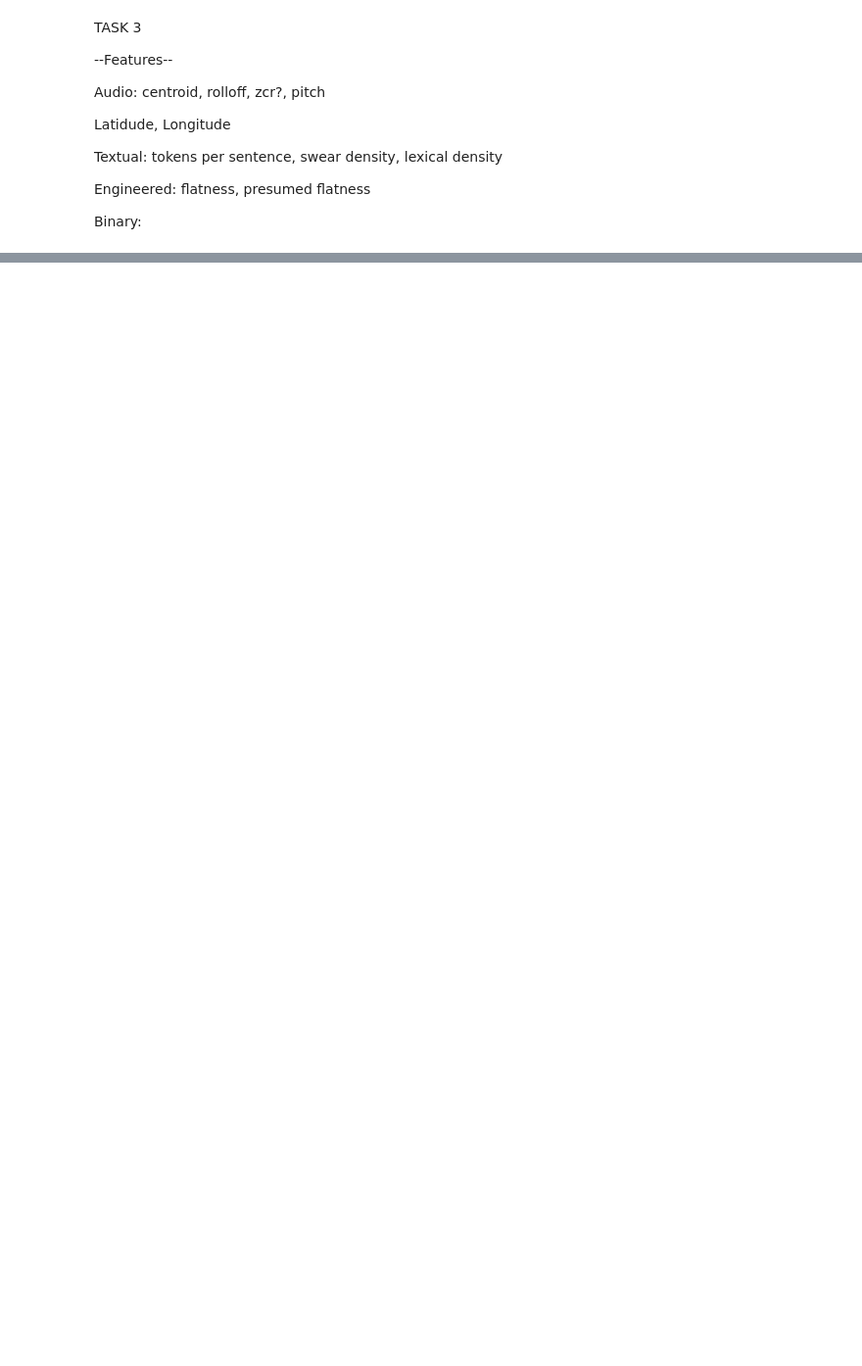
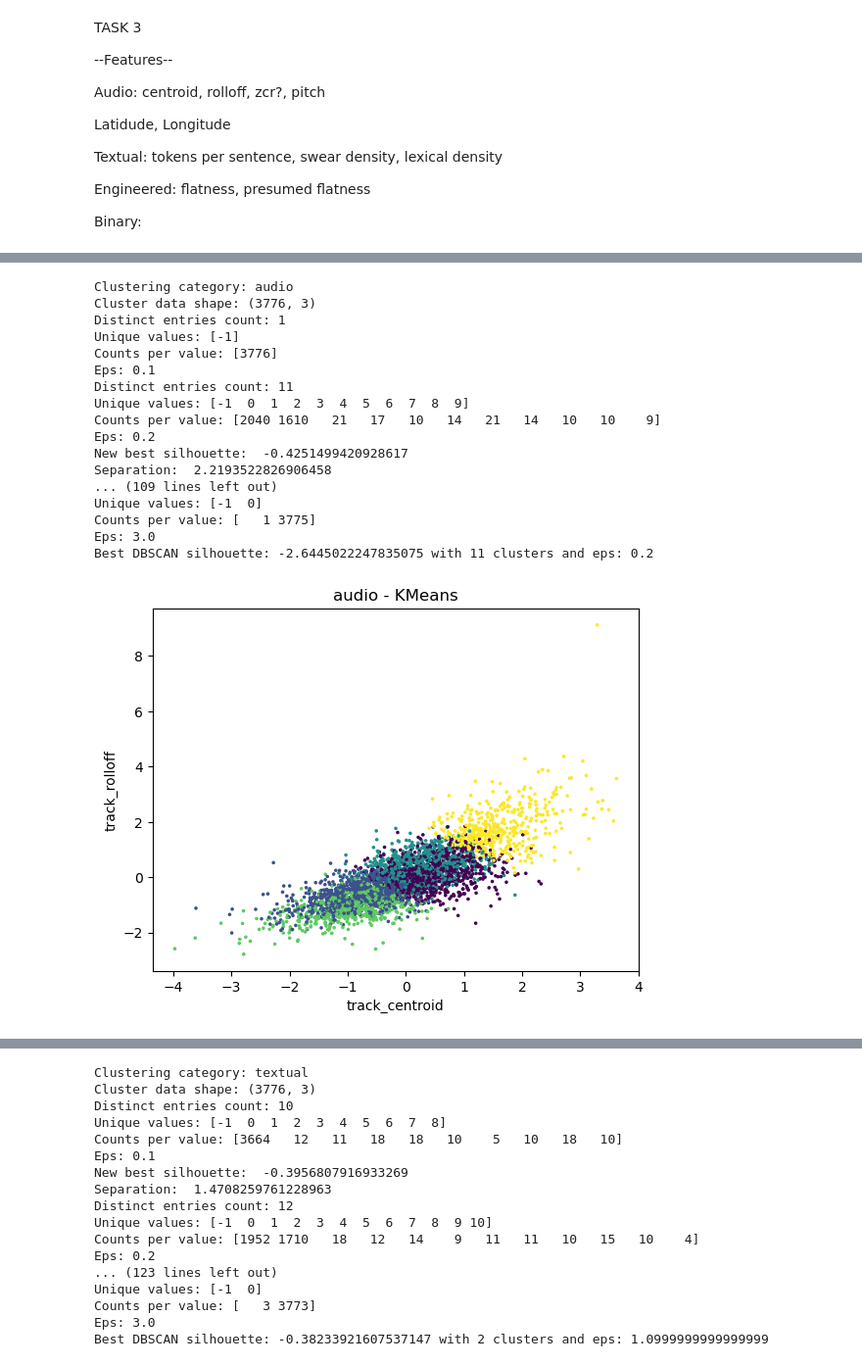
Before and after one commit to Ludovico1104/Progetto-I2ML, a Jupyter notebook: progetto.ipynb, the cells around one changed output, grey strips where cells are left out. Shown at 98% size. Drawn from its saved outputs; the diff is of its cells as text; code cells hidden in the pictures; blank space fills up the shorter version.

```diff
--- a/progetto.ipynb
+++ b/progetto.ipynb
@@ -545,11 +545,12 @@ Binary:
 #standardization
 
 standardized = pd.DataFrame()
-category_list = {"audio": [], "textual": [], "geo": []}
+category_list = {}
 category_list["audio"] = ["track_centroid", "track_rolloff", "track_pitch"]
 category_list["textual"] = ["track_tokens_per_sent", "track_lexical_density", "track_avg_swear_words"]
 category_list["geo"] = ["artist_latitude", "artist_longitude"]
-#to_standardize = ["textual", "audio"]
+category_list["popularity"] = ["track_popularity", "track_stats_pageviews"]
+#to_standardize = ["textual", "audio", "popularity"]
 to_standardize = category_list.keys()  # standardize all categories
 
 print('Rows before dropping missing feature values:', len(merged))
@@ -571,6 +572,6 @@ for cat, cols in category_list.items():
 
 print('Rows in standardized data:', len(standardized))
 
-n_plots = 3
-chosen_category = "textual"
+#n_plots = 3
+#chosen_category = "textual"
 # %% [output]
@@ -680,11 +664,10 @@ Best DBSCAN silhouette: 0.28722805410571 with 3 clusters and eps: 1.200000000000
 # %%
-
-for category in category_list.keys():
-    for col1 in range(len(category_list[category])):
-        for col2 in range(col1 + 1, len(category_list[category])):
+def plot_clusters(category_list = category_list, dataset = standardized, fit_labels = [], label = "insert label"):
+    for category1 in range(len(category_list)):
+        for category2 in range(category1 + 1, len(category_list)):
             plt.figure()
-            plt.scatter(standardized[category_list[category][col1]], standardized[category_list[category][col2]], c=best_labels_kmeans, alpha=0.5)
-            plt.xlabel(category_list[category][col1])
-            plt.ylabel(category_list[category][col2])
-            plt.title(f"{category_list[category][col1]} vs {category_list[category][col2]}")
+            plt.scatter(dataset[category_list[category1]], dataset[category_list[category2]], c = fit_labels, alpha=1, marker='.', s=10)
+            plt.xlabel(category_list[category1])
+            plt.ylabel(category_list[category2])
+            plt.title(label)
             plt.show()
@@ -698,0 +674,32 @@ for category in category_list.keys():
+# %%
+#cluster only coherent data
+
+for category, cols in category_list.items():
+    cluster_data = standardized[cols]
+    print(f"Clustering category: {category}")
+
+    best_n_clusters_kmeans, best_labels_kmeans = clusters_kmeans(cluster_data)
+
+    best_n_clusters_dbscan, best_labels_dbscan = clusters_dbscan(cluster_data, eps_lims=[0.1, 3], iterations=30, verbose = True, min_noise = 0.01)
+
+    plot_clusters(category_list=cols, dataset=standardized, fit_labels=best_labels_kmeans, label=f"{category} - KMeans")
+    #plot_clusters(category_list=cols, dataset=standardized, fit_labels=best_labels_dbscan, label=f"{category} - DBSCAN")
+# %% [output]
+Clustering category: audio
+Cluster data shape: (3776, 3)
+Distinct entries count: 1
+Unique values: [-1]
+Counts per value: [3776]
+Eps: 0.1
+Distinct entries count: 11
+Unique values: [-1  0  1  2  3  4  5  6  7  8  9]
+Counts per value: [2040 1610   21   17   10   14   21   14   10   10    9]
+Eps: 0.2
+New best silhouette:  -0.4251499420928617
+Separation:  2.2193522826906458
+... (109 lines left out)
+Unique values: [-1  0]
+Counts per value: [   1 3775]
+Eps: 3.0
+Best DBSCAN silhouette: -2.6445022247835075 with 11 clusters and eps: 0.2
+[figure, added]
@@ -698,0 +708,17 @@ for category in category_list.keys():
+Clustering category: textual
+Cluster data shape: (3776, 3)
+Distinct entries count: 10
+Unique values: [-1  0  1  2  3  4  5  6  7  8]
+Counts per value: [3664   12   11   18   18   10    5   10   18   10]
+Eps: 0.1
+New best silhouette:  -0.3956807916933269
+Separation:  1.4708259761228963
+Distinct entries count: 12
+Unique values: [-1  0  1  2  3  4  5  6  7  8  9 10]
+Counts per value: [1952 1710   18   12   14    9   11   11   10   15   10    4]
+Eps: 0.2
+... (123 lines left out)
+Unique values: [-1  0]
+Counts per value: [   3 3773]
+Eps: 3.0
+Best DBSCAN silhouette: -0.38233921607537147 with 2 clusters and eps: 1.0999999999999999
```
Also changed, not shown: parts of 8 cells of this notebook.
